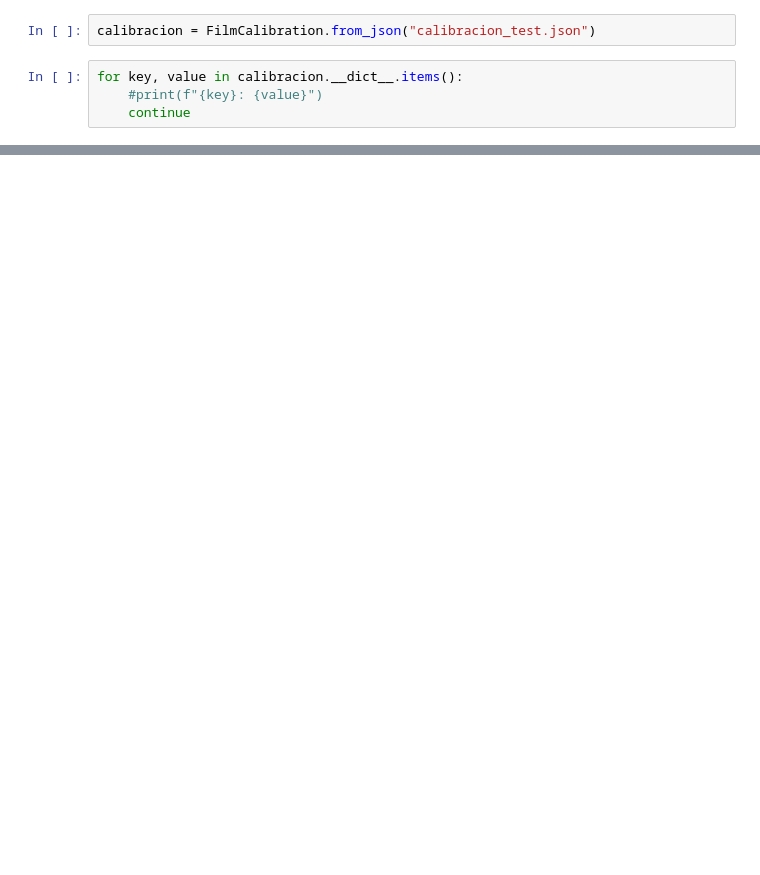
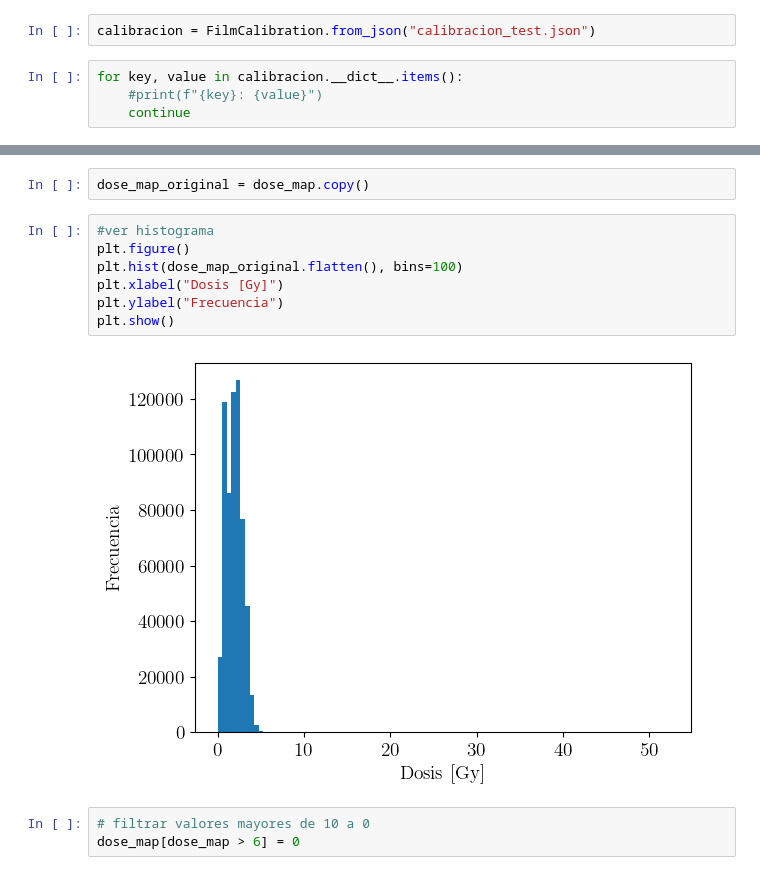
Before and after one commit to eduardoh27/FilmQADose, a Jupyter notebook: app/import.ipynb, the cells around one changed output, grey strips where cells are left out. Cells and saved outputs as stored; diff of their text form; blank space fills up the shorter version.

```diff
--- a/app/import.ipynb
+++ b/app/import.ipynb
@@ -77,0 +60,14 @@ np.float64(5.115491156079334)
+# %%
+dose_map_original = dose_map.copy()
+# %%
+#ver histograma
+plt.figure()
+plt.hist(dose_map_original.flatten(), bins=100)
+plt.xlabel("Dosis [Gy]")
+plt.ylabel("Frecuencia")
+plt.show()
+# %% [output]
+[figure, added]
+# %%
+# filtrar valores mayores de 10 a 0
+dose_map[dose_map > 6] = 0
```
Also changed, not shown: parts of 23 cells of this notebook, 15 other files.
